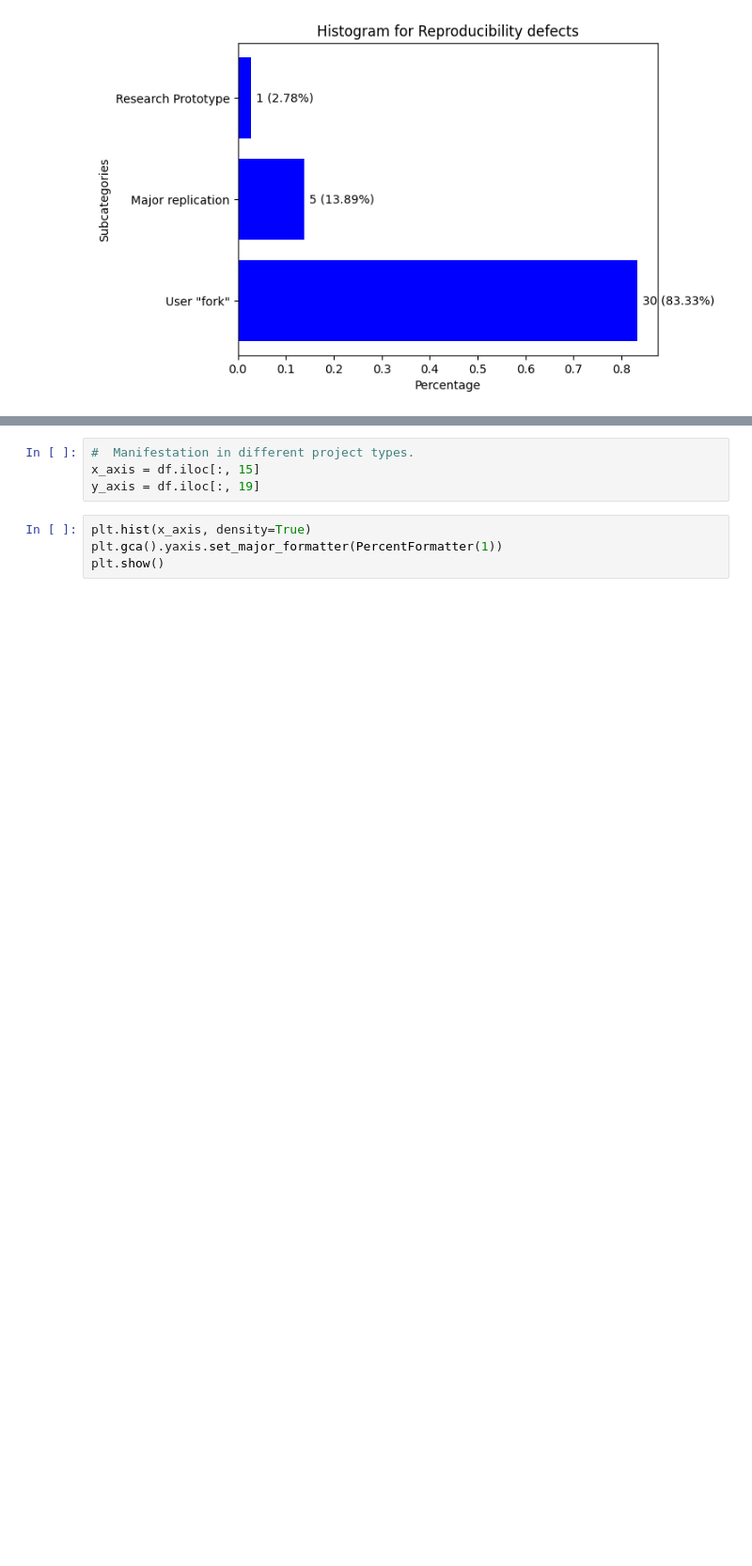
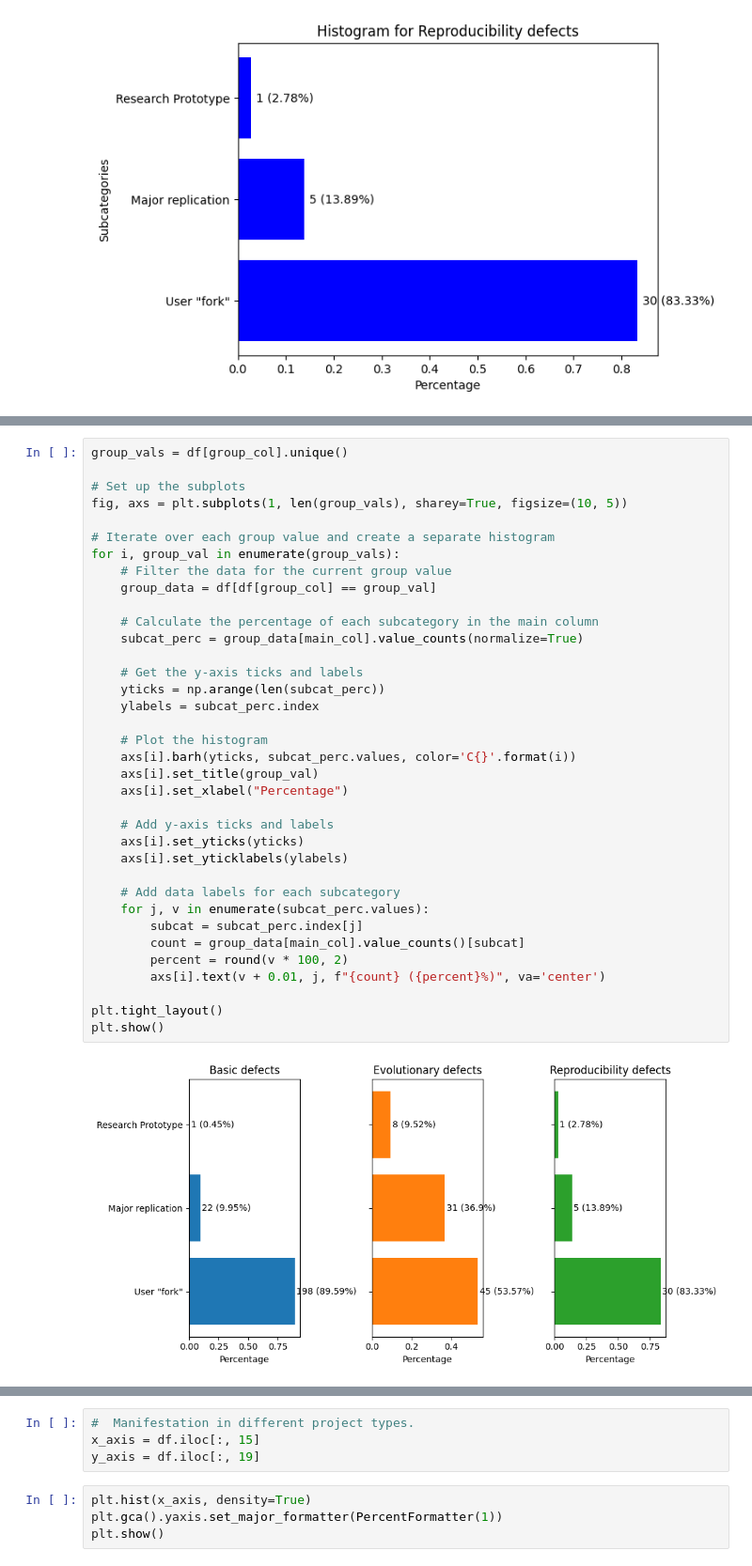
Before and after one commit to Wenxin-Jiang/EMSE-CVReengineering-Artifact, a Jupyter notebook: bug-study/plots.ipynb, the cells around one changed output, grey strips where cells are left out. Shown at 94% size. Saved outputs shown, nothing was run; the diff lists cells and outputs as text; blank space fills up the shorter version.

```diff
--- a/bug-study/plots.ipynb
+++ b/bug-study/plots.ipynb
@@ -116,0 +151,38 @@ for group_val in group_vals:
+# %%
+group_vals = df[group_col].unique()
+
+# Set up the subplots
+fig, axs = plt.subplots(1, len(group_vals), sharey=True, figsize=(10, 5))
+
+# Iterate over each group value and create a separate histogram
+for i, group_val in enumerate(group_vals):
+    # Filter the data for the current group value
+    group_data = df[df[group_col] == group_val]
+
+    # Calculate the percentage of each subcategory in the main column
+    subcat_perc = group_data[main_col].value_counts(normalize=True)
+
+    # Get the y-axis ticks and labels
+    yticks = np.arange(len(subcat_perc))
+    ylabels = subcat_perc.index
+
+    # Plot the histogram
+    axs[i].barh(yticks, subcat_perc.values, color='C{}'.format(i))
+    axs[i].set_title(group_val)
+    axs[i].set_xlabel("Percentage")
+
+    # Add y-axis ticks and labels
+    axs[i].set_yticks(yticks)
+    axs[i].set_yticklabels(ylabels)
+
+    # Add data labels for each subcategory
+    for j, v in enumerate(subcat_perc.values):
+        subcat = subcat_perc.index[j]
+        count = group_data[main_col].value_counts()[subcat]
+        percent = round(v * 100, 2)
+        axs[i].text(v + 0.01, j, f"{count} ({percent}%)", va='center')
+
+plt.tight_layout()
+plt.show()
+# %% [output]
+[figure, added]
```
Also changed, not shown: parts of 6 cells of this notebook, 1 other file.
